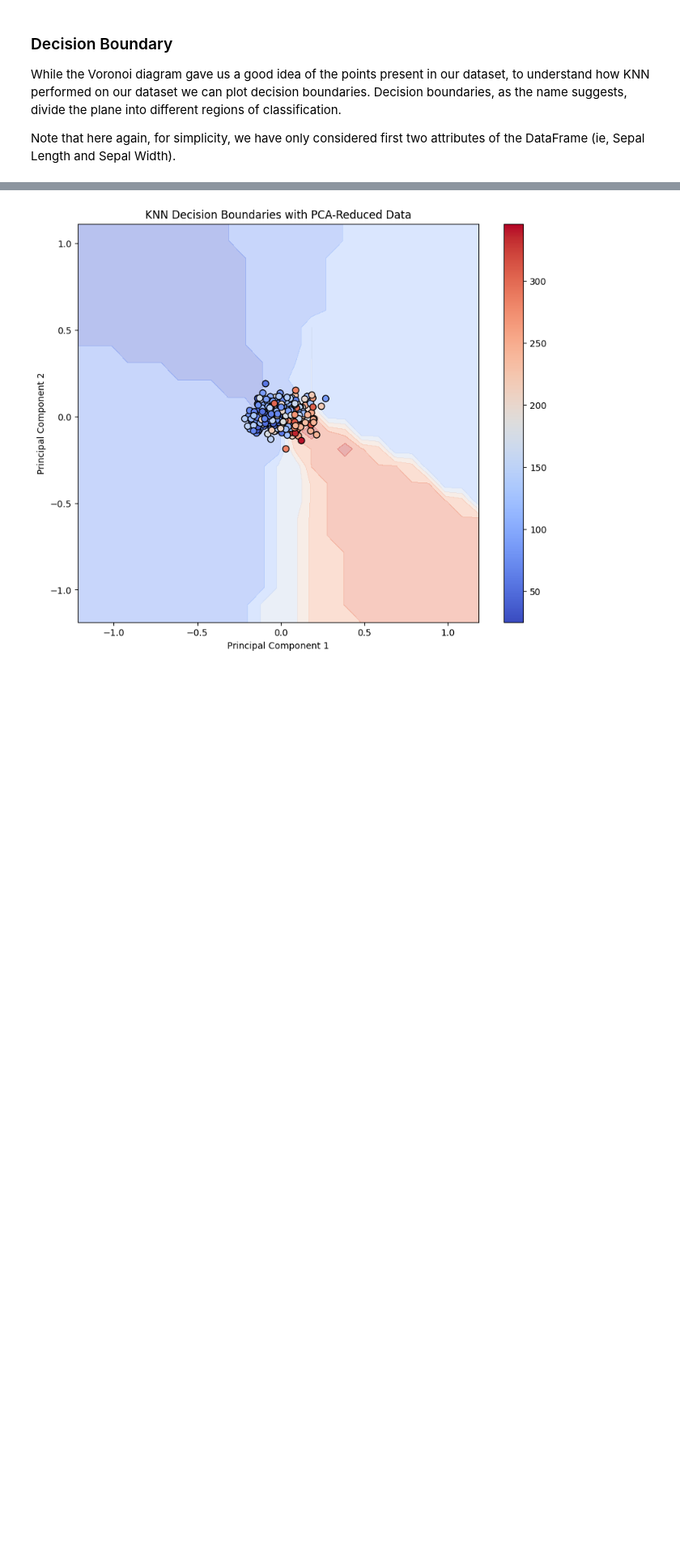
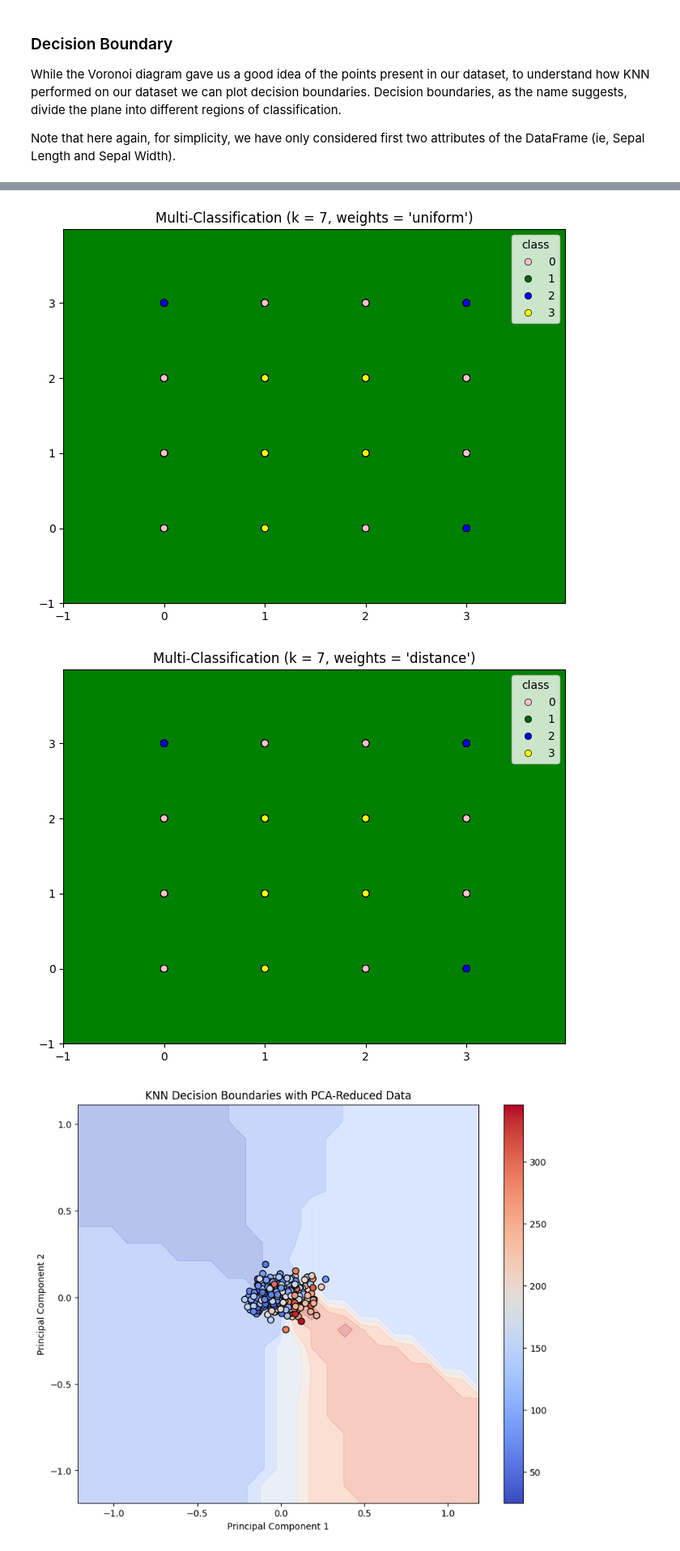
Before and after one commit to AbubakarSiddiqimohammed2005/Another-copy-of-AIML---Module-01-Lab-01-Features.ipynb, a Jupyter notebook: AIML_Module_3_Lab_2_Implementing_KNN_from_scratch_and_visualize_Algorithm_performance.ipynb, the cells around one changed output, grey strips where cells are left out. Shown at 81% size. Saved outputs shown, nothing was run; the diff lists cells and outputs as text; code cells hidden in the pictures; blank space fills up the shorter version.

```diff
--- a/AIML_Module_3_Lab_2_Implementing_KNN_from_scratch_and_visualize_Algorithm_performance.ipynb
+++ b/AIML_Module_3_Lab_2_Implementing_KNN_from_scratch_and_visualize_Algorithm_performance.ipynb
@@ -371,3 +386,16 @@ The palette list has fewer values (4) than needed (214) and will cycle, which ma
+# %%
+# Ensure that X is a NumPy array (if it's a pandas DataFrame)
+X = X.to_numpy() if isinstance(X, pd.DataFrame) else X
+
+# Select the first two features
+x_pts = X[:, :2]  # Slice the first two columns (features)
+y_pts = y  # Target variable
+
+# Plot the decision boundary using KNN with 7 neighbors
+decision_boundary_plot(x_pts, y_pts, 7)
+# %% [output]
+[figure, added]
+[figure, added]
 # %%
 ## TASK-2
 ## In the above cells, we saw the Voronoi diagram of the data and plotted the KNN decision boundaries
```
Also changed, not shown: parts of 3 cells of this notebook.
